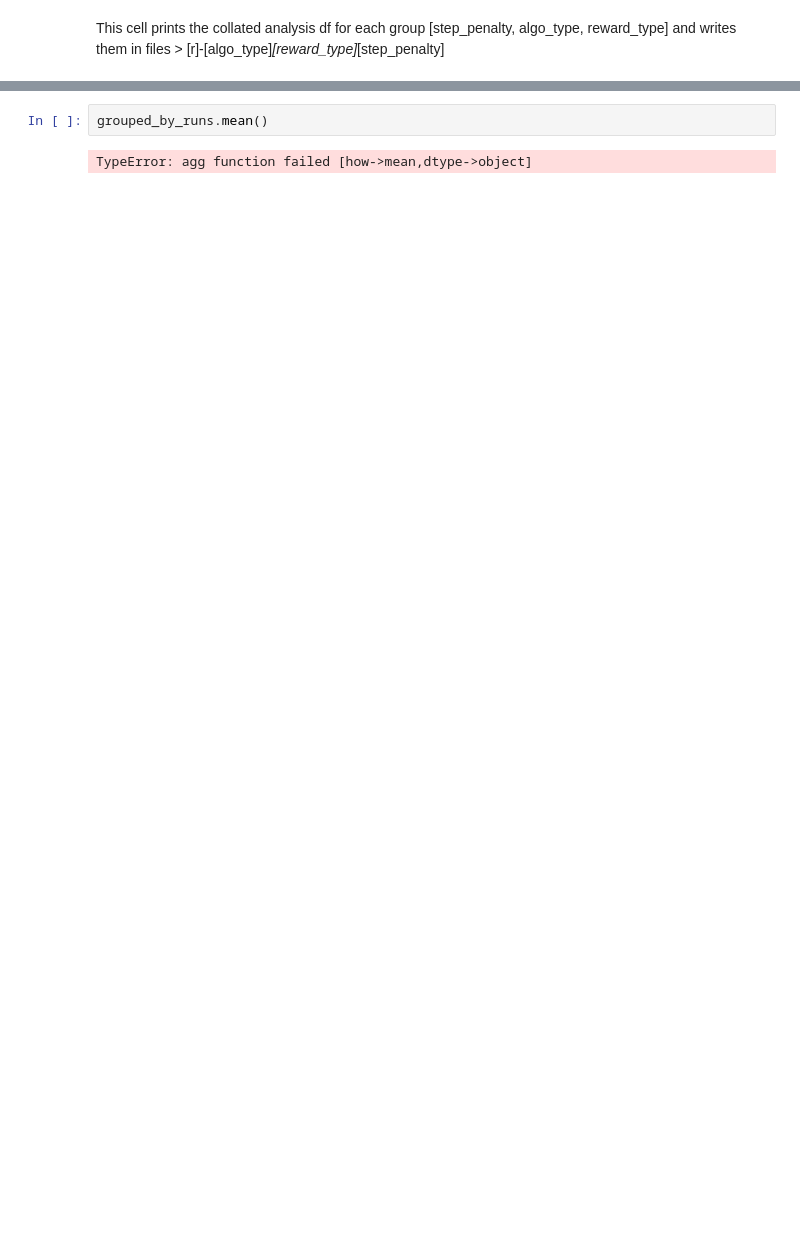
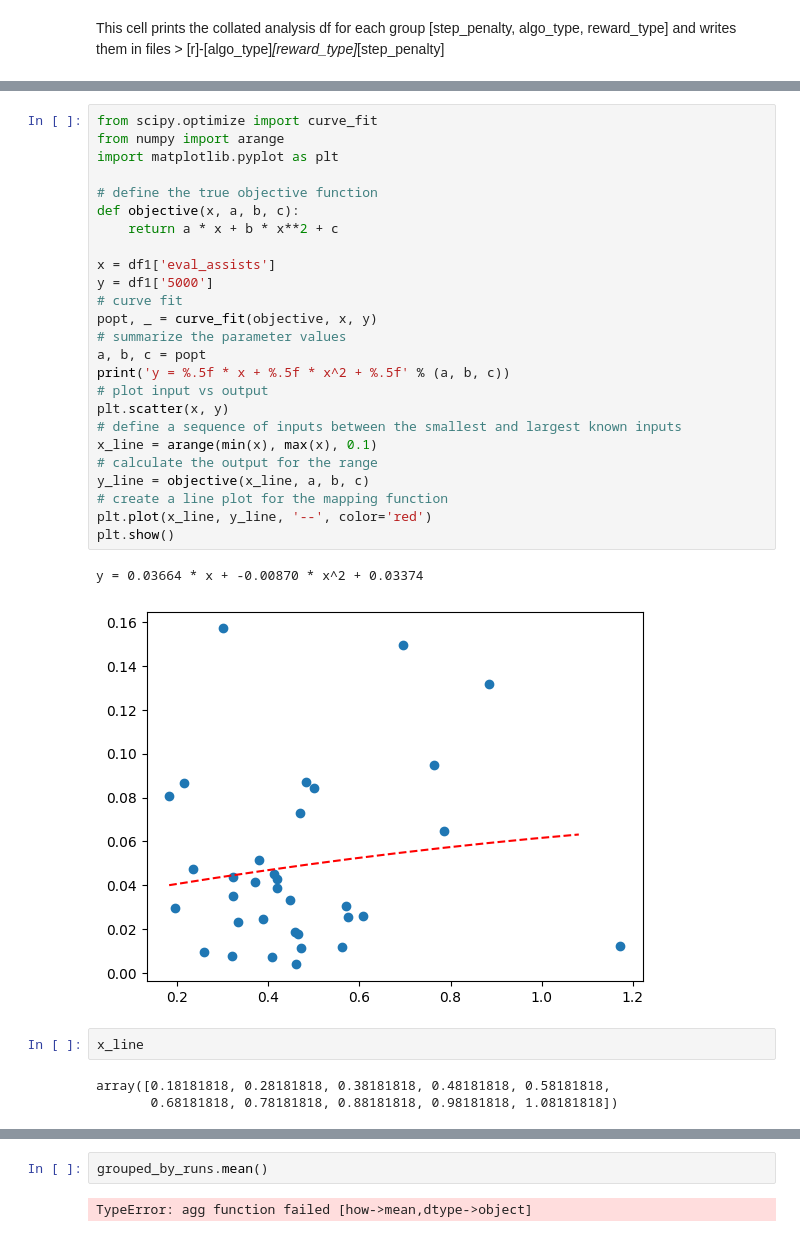
Before and after one commit to priyamDalmia/predator-prey, a Jupyter notebook: temp/wandb_test.ipynb, the cells around one changed output, grey strips where cells are left out. Cells and saved outputs as stored; diff of their text form; blank space fills up the shorter version.

```diff
--- a/temp/wandb_test.ipynb
+++ b/temp/wandb_test.ipynb
@@ -308,3 +365,36 @@ independent, type_3, -0.03: {}
+# %%
+from scipy.optimize import curve_fit
+from numpy import arange
+import matplotlib.pyplot as plt
+
+# define the true objective function
+def objective(x, a, b, c):
+	return a * x + b * x**2 + c
+
+x = df1['eval_assists']
+y = df1['5000']
+# curve fit
+popt, _ = curve_fit(objective, x, y)
+# summarize the parameter values
+a, b, c = popt
+print('y = %.5f * x + %.5f * x^2 + %.5f' % (a, b, c))
+# plot input vs output
+plt.scatter(x, y)
+# define a sequence of inputs between the smallest and largest known inputs
+x_line = arange(min(x), max(x), 0.1)
+# calculate the output for the range
+y_line = objective(x_line, a, b, c)
+# create a line plot for the mapping function
+plt.plot(x_line, y_line, '--', color='red')
+plt.show()
+# %% [output]
+y = 0.03664 * x + -0.00870 * x^2 + 0.03374
+[figure, added]
+# %%
+x_line
+# %% [output]
+array([0.18181818, 0.28181818, 0.38181818, 0.48181818, 0.58181818,
+       0.68181818, 0.78181818, 0.88181818, 0.98181818, 1.08181818])
 # %%
 # simple solution that works; use it to verfiy results
 file_name_prefix = "" # _chaser, _fixed, _follower
```
Also changed, not shown: parts of 8 cells of this notebook, 13 other files.
